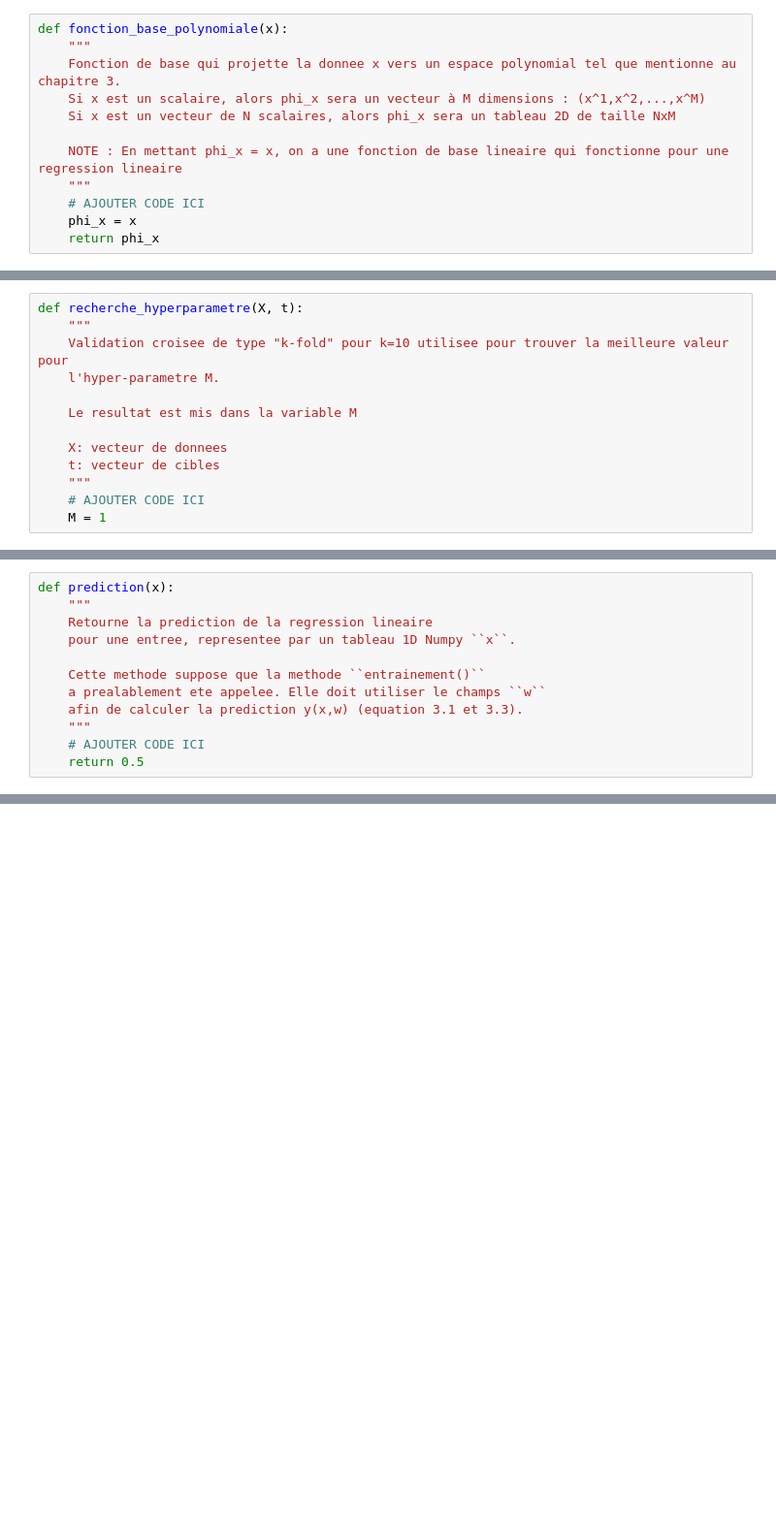
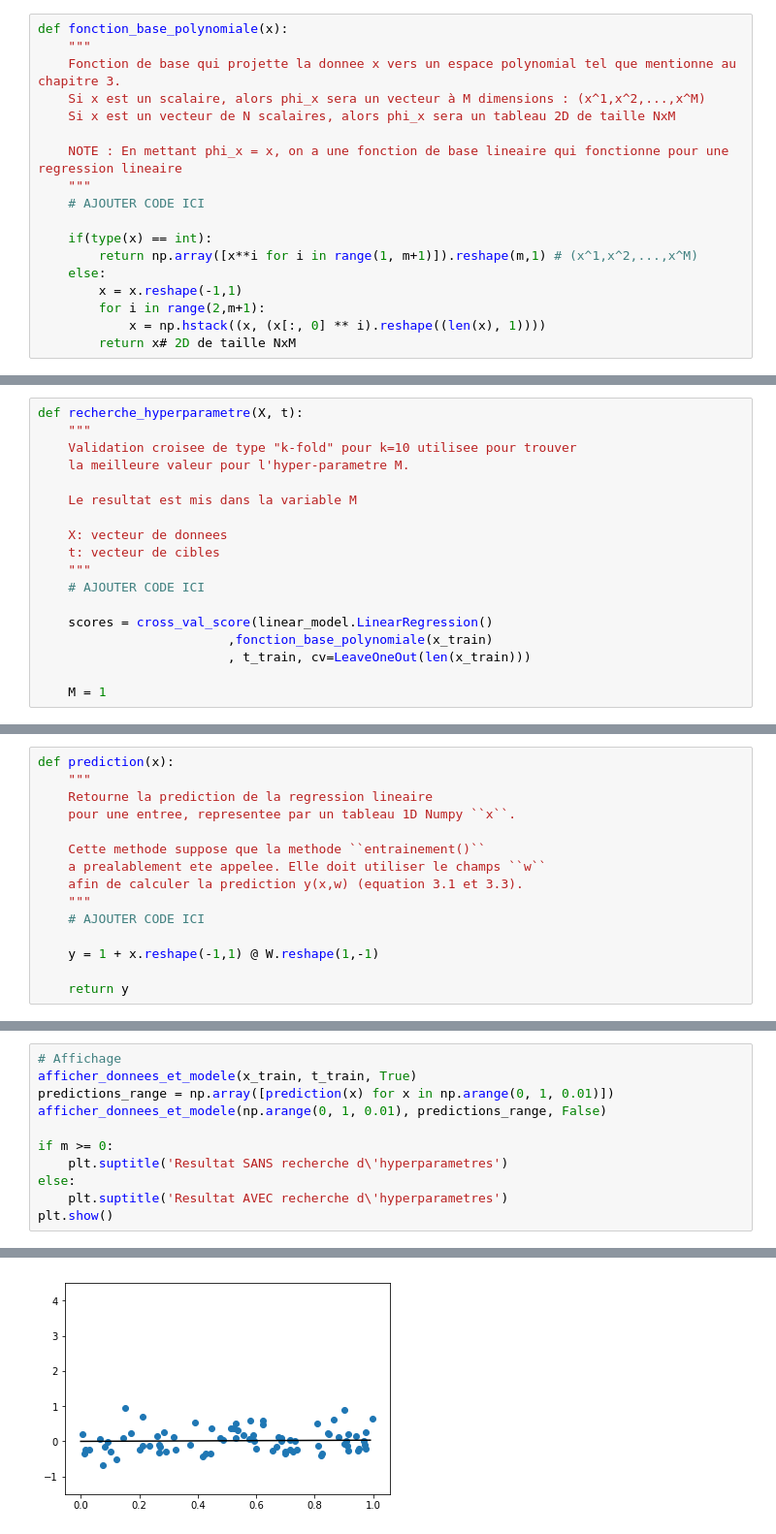
Before and after one commit to rabyj/IFT712, a Jupyter notebook: TP1/prog/solution_regression.ipynb, the cells around one changed output, grey strips where cells are left out. Shown at 97% size. Saved outputs shown, nothing was run; the diff lists cells and outputs as text; blank space fills up the shorter version.

```diff
--- a/TP1/prog/solution_regression.ipynb
+++ b/TP1/prog/solution_regression.ipynb
@@ -17,5 +105,11 @@ def fonction_base_polynomiale(x):
     NOTE : En mettant phi_x = x, on a une fonction de base lineaire qui fonctionne pour une regression lineaire
     """
     # AJOUTER CODE ICI
-    phi_x = x
-    return phi_x
+
+    if(type(x) == int):
+        return np.array([x**i for i in range(1, m+1)]).reshape(m,1) # (x^1,x^2,...,x^M)
+    else:
+        x = x.reshape(-1,1)
+        for i in range(2,m+1):
+            x = np.hstack((x, (x[:, 0] ** i).reshape((len(x), 1))))
+        return x# 2D de taille NxM
@@ -22,8 +142,8 @@ def fonction_base_polynomiale(x):
 # %%
 def recherche_hyperparametre(X, t):
     """
-    Validation croisee de type "k-fold" pour k=10 utilisee pour trouver la meilleure valeur pour
-    l'hyper-parametre M.
+    Validation croisee de type "k-fold" pour k=10 utilisee pour trouver
+    la meilleure valeur pour l'hyper-parametre M.
 
     Le resultat est mis dans la variable M
 
@@ -31,6 +151,11 @@ def recherche_hyperparametre(X, t):
     t: vecteur de cibles
     """
     # AJOUTER CODE ICI
+
+    scores = cross_val_score(linear_model.LinearRegression()
+                         ,fonction_base_polynomiale(x_train)
+                         , t_train, cv=LeaveOneOut(len(x_train)))
+
     M = 1
 # %%
 def entrainement(X, t, using_sklearn=False):
@@ -76,7 +233,10 @@ def prediction(x):
     afin de calculer la prediction y(x,w) (equation 3.1 et 3.3).
     """
     # AJOUTER CODE ICI
-    return 0.5
+
+    y = 1 + x.reshape(-1,1) @ W.reshape(1,-1)
+
+    return y
 # %%
 def erreur(t, prediction):
     """
@@ -87,0 +308,12 @@ def erreur(t, prediction):
+# %%
+# Affichage
+afficher_donnees_et_modele(x_train, t_train, True)
+predictions_range = np.array([prediction(x) for x in np.arange(0, 1, 0.01)])
+afficher_donnees_et_modele(np.arange(0, 1, 0.01), predictions_range, False)
+
+if m >= 0:
+    plt.suptitle('Resultat SANS recherche d\'hyperparametres')
+else:
+    plt.suptitle('Resultat AVEC recherche d\'hyperparametres')
+plt.show()
+# %% [output]
@@ -87,0 +321 @@ def erreur(t, prediction):
+[figure, added]
```
Also changed, not shown: parts of 23 cells of this notebook.
